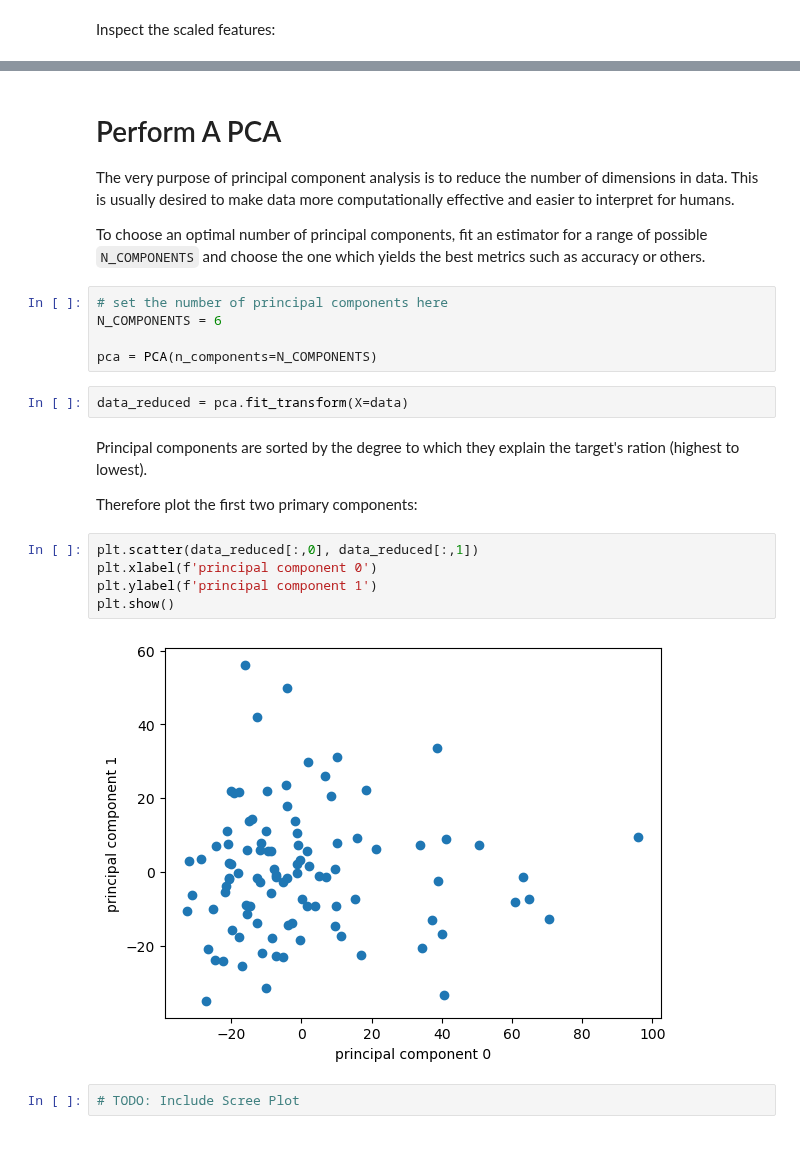
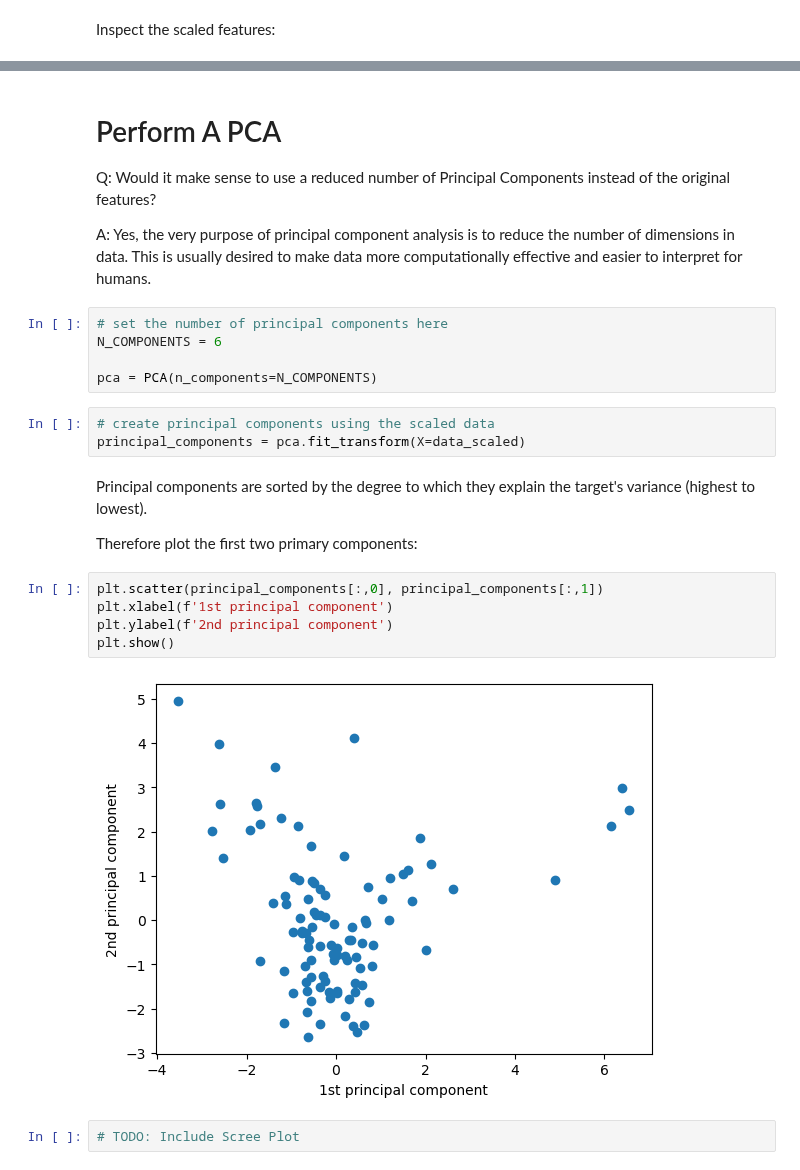
Before and after one commit to MarcoAigner/Machine-Learning-Practical, a Jupyter notebook: project_3/phase_1.ipynb, the cells around one changed output, grey strips where cells are left out. Saved outputs shown, nothing was run; the diff lists cells and outputs as text.

Commit message:
phase 1: pca with scaled data

````diff
--- a/project_3/phase_1.ipynb
+++ b/project_3/phase_1.ipynb
@@ -122,27 +122,28 @@ plot_feature_distribution(df=data_scaled, n_rows=3, n_cols=4, figsize=(12,8), su
 [figure]
 # %% [markdown]
 # Perform A PCA
-The very purpose of principal component analysis is to reduce the number of dimensions in data. This is usually desired to make data more computationally effective and easier to interpret for humans.
+Q: Would it make sense to use a reduced number of Principal Components instead of the original features?
 
-To choose an optimal number of principal components, fit an estimator for a range of possible ```N_COMPONENTS``` and choose the one which yields the best metrics such as accuracy or others.
+A: Yes, the very purpose of principal component analysis is to reduce the number of dimensions in data. This is usually desired to make data more computationally effective and easier to interpret for humans.
 # %%
 # set the number of principal components here
 N_COMPONENTS = 6
 
 pca = PCA(n_components=N_COMPONENTS)
-# %%
-data_reduced = pca.fit_transform(X=data)
+# %%
+# create principal components using the scaled data
+principal_components = pca.fit_transform(X=data_scaled)
 # %% [markdown]
-Principal components are sorted by the degree to which they explain the target's ration (highest to lowest).
+Principal components are sorted by the degree to which they explain the target's variance (highest to lowest).
 
 Therefore plot the first two primary components:
 # %%
-plt.scatter(data_reduced[:,0], data_reduced[:,1])
-plt.xlabel(f'principal component 0')
-plt.ylabel(f'principal component 1')
+plt.scatter(principal_components[:,0], principal_components[:,1])
+plt.xlabel(f'1st principal component')
+plt.ylabel(f'2nd principal component')
 plt.show()
 # %% [output]
-[figure, old version]
+[figure, new version]
 # %%
 # TODO: Include Scree Plot
 # %%
````
Also changed, not shown: parts of 1 cell of this notebook.
